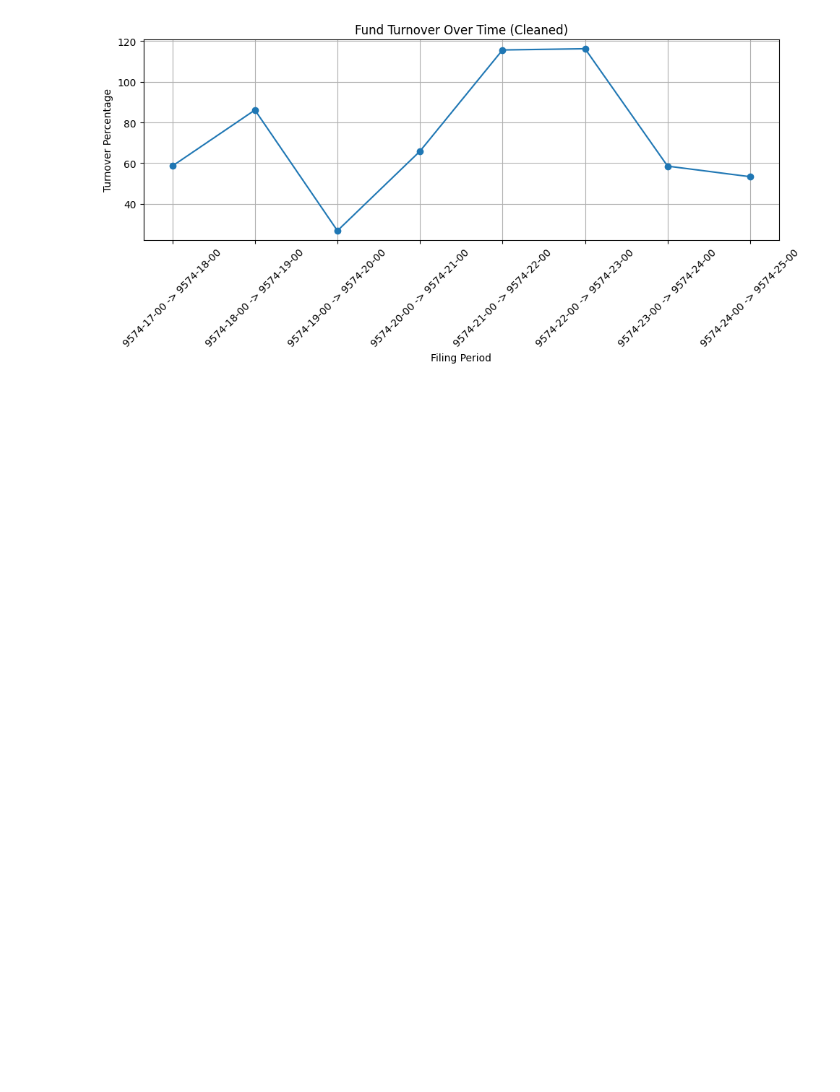
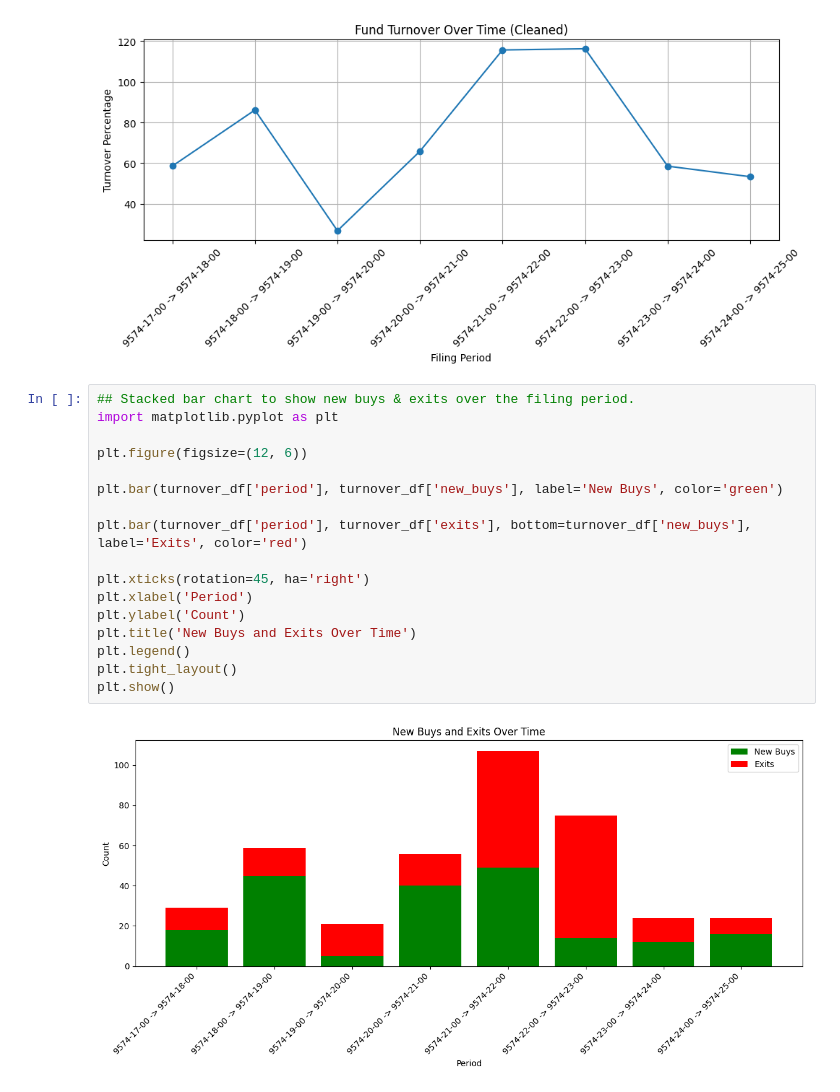
Before and after one commit to 087narain/13F-trend-analysis, a Jupyter notebook: holdings.ipynb, the cells around one changed output. Cells and saved outputs as stored; diff of their text form; blank space fills up the shorter version.

Commit message:
Included stacked bar charts for new buys/exits

```diff
--- a/holdings.ipynb
+++ b/holdings.ipynb
@@ -227,3 +227,22 @@ plt.tight_layout()
 plt.show()
 # %% [output]
 [figure]
+# %%
+## Stacked bar chart to show new buys & exits over the filing period.
+import matplotlib.pyplot as plt
+
+plt.figure(figsize=(12, 6))
+
+plt.bar(turnover_df['period'], turnover_df['new_buys'], label='New Buys', color='green')
+
+plt.bar(turnover_df['period'], turnover_df['exits'], bottom=turnover_df['new_buys'], label='Exits', color='red')
+
+plt.xticks(rotation=45, ha='right')
+plt.xlabel('Period')
+plt.ylabel('Count')
+plt.title('New Buys and Exits Over Time')
+plt.legend()
+plt.tight_layout()
+plt.show()
+# %% [output]
+[figure, added]
```
